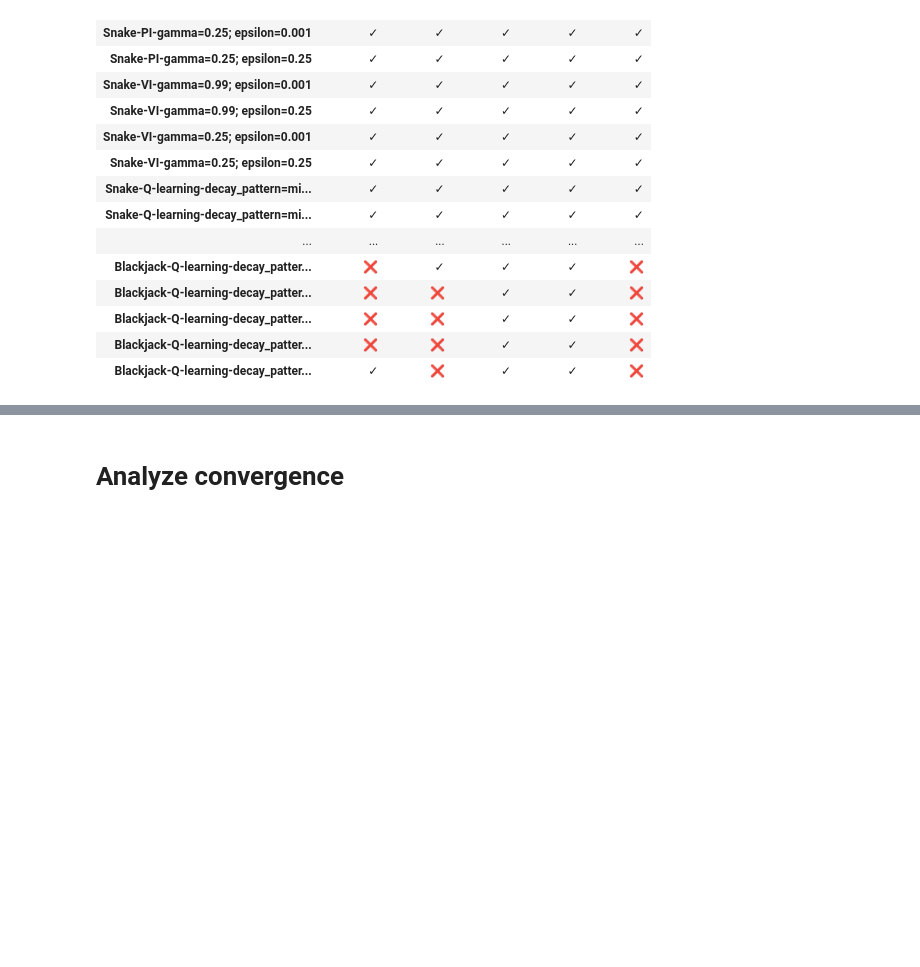
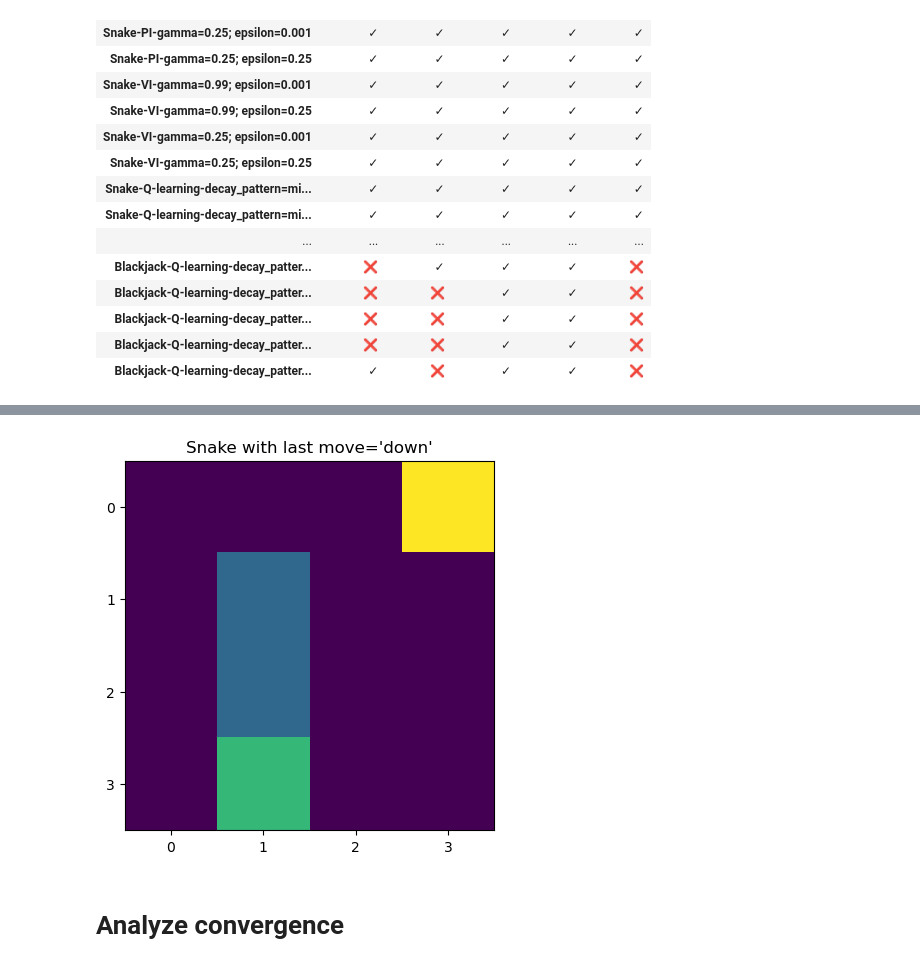
Before and after one commit to ryankarel/cs-7641-mdp, a Jupyter notebook: MDPs 2.ipynb, the cells around one changed output, grey strips where cells are left out. Saved outputs shown, nothing was run; the diff lists cells and outputs as text; code cells hidden in the pictures; blank space fills up the shorter version.

```diff
--- a/MDPs 2.ipynb
+++ b/MDPs 2.ipynb
@@ -261,3 +283,7 @@ left
+# %%
+plot_snake_state(snake_example_3)
+# %% [output]
+[figure, added]
 # %% [markdown]
 # Analyze convergence
 # %%
```
Also changed, not shown: parts of 25 cells of this notebook, 1 other file.
